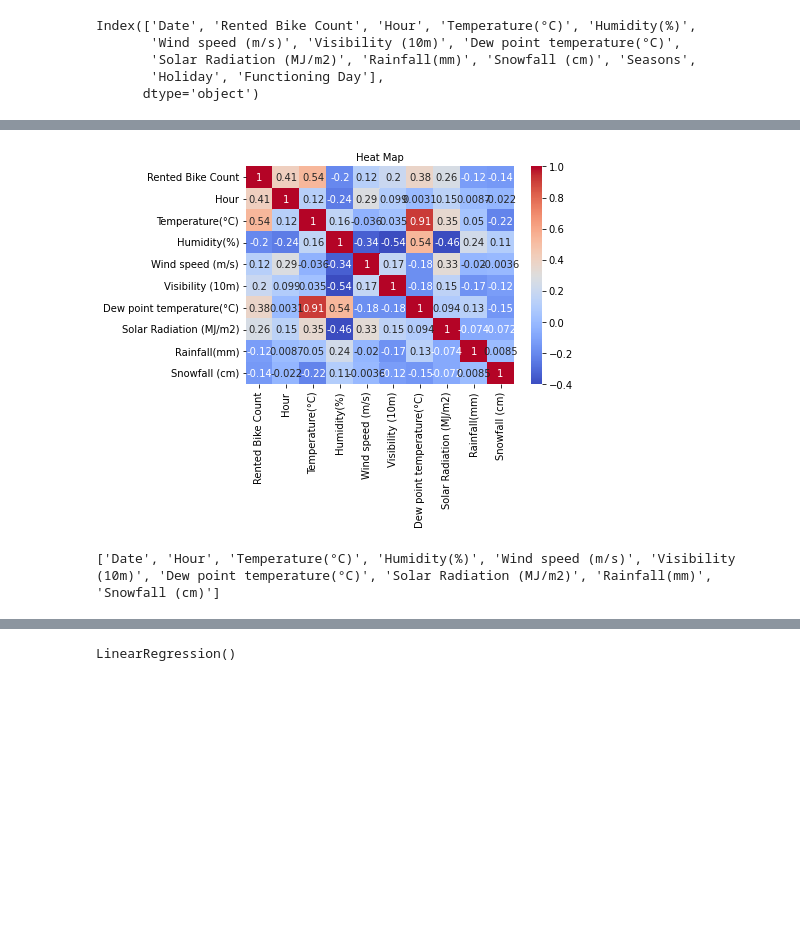
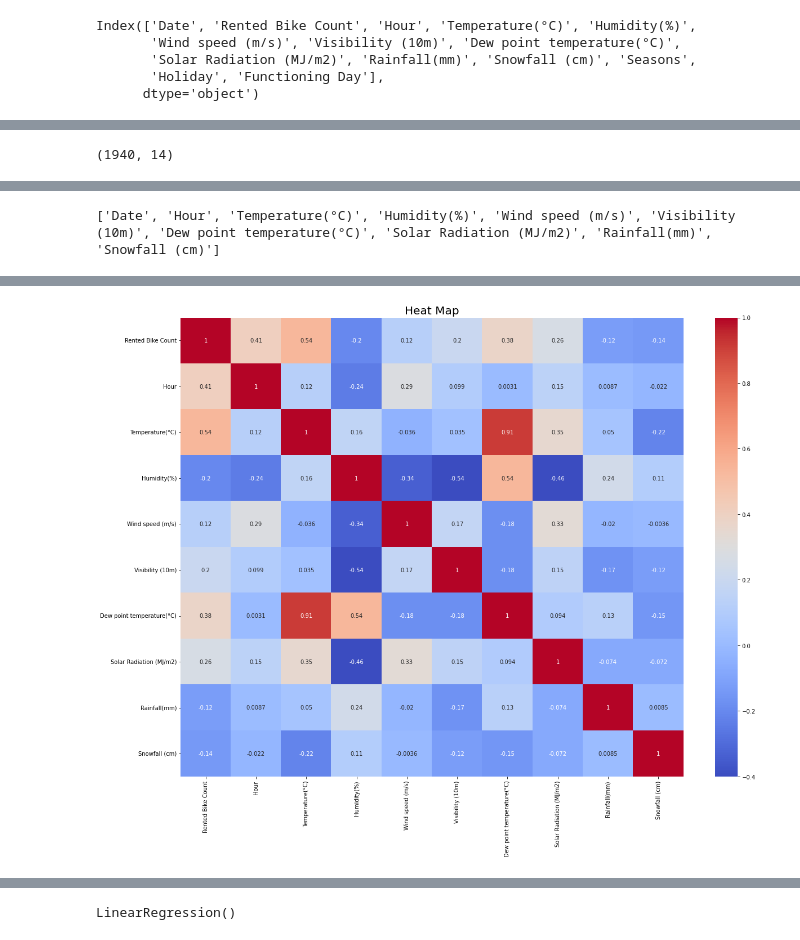
Before and after one commit to khalid-data-aspirant42/Bike-Sharing-Demand-Prediction, a Jupyter notebook: Bike_Sharing_Demand.ipynb, the cells around one changed output, grey strips where cells are left out. Drawn from its saved outputs; the diff is of its cells as text; code cells hidden in the pictures; blank space fills up the shorter version.

```diff
--- a/Bike_Sharing_Demand.ipynb
+++ b/Bike_Sharing_Demand.ipynb
@@ -79,0 +122,3 @@ df1.describe()
+# %%
+plt.rcParams['figure.figsize'] = (20, 15)
+sns.scatterplot(data=df1, x ='Rented Bike Count', y='Date', hue='Holiday', style='Functioning Day', palette='deep', marker='+', )
@@ -79,0 +128,3 @@ df1.describe()
+# %%
+plt.rcParams['figure.figsize'] = (20, 15)
+sns.scatterplot(data=df1, x ='Temperature(°C)', y='Date')
@@ -80,3 +140,7 @@ df1.describe()
+# %%
+df1[(df1['Rented Bike Count']>=1000) & (df1['Rented Bike Count']<=2000)].shape
+# %% [output]
+(1940, 14)
 # %%
 df_columns = df1.iloc[:, 2:-3]
 percent_missing = df_columns.isnull().sum() * 100 / len(df_columns)
@@ -90,6 +154,17 @@ percent_missing.T
 |  | Hour | Temperature(°C) | Humidity(%) | Wind speed (m/s) | Visibility (10m) | Dew point temperature(°C) | ... |
 | years | Hour | Temperature(°C) | Humidity(%) | Wind speed (m/s) | Visibility (10m) | Dew point temperature(°C) | ... |
 | percent_missing | 0.0 | 0.0 | 0.0 | 0.0 | 0.0 | 0.0 | ... |
+# %%
+# Extracting essential columns
+col_list = []
+for e in list(df1.columns):
+    col_list.append(e)
+list2 = ['Rented Bike Count', 'Seasons', 'Holiday', 'Functioning Day']
+for e in list2:
+    col_list.remove(e)
+print(col_list)
+# %% [output]
+['Date', 'Hour', 'Temperature(°C)', 'Humidity(%)', 'Wind speed (m/s)', 'Visibility (10m)', 'Dew point temperature(°C)', 'Solar Radiation (MJ/m2)', 'Rainfall(mm)', 'Snowfall (cm)']
 # %%
 # Finding relation between dependent and independent variable columns
 df1.corr()
@@ -108,18 +183,7 @@ df1.corr()
 # %%
 # Correlation heatmap
 sns.heatmap(df1.corr(), vmin=-0.4, cmap='coolwarm', annot=True)
-plt.title('Heat Map', fontsize=10)
+plt.title('Heat Map', fontsize=20)
 plt.show()
 # %% [output]
-[figure, old version]
+[figure, new version]
-# %%
-# Extracting essential columns
-col_list = []
-for e in list(df1.columns):
-    col_list.append(e)
-list2 = ['Rented Bike Count', 'Seasons', 'Holiday', 'Functioning Day']
-for e in list2:
-    col_list.remove(e)
-print(col_list)
-# %% [output]
-['Date', 'Hour', 'Temperature(°C)', 'Humidity(%)', 'Wind speed (m/s)', 'Visibility (10m)', 'Dew point temperature(°C)', 'Solar Radiation (MJ/m2)', 'Rainfall(mm)', 'Snowfall (cm)']
```
Also changed, not shown: parts of 30 cells of this notebook.
